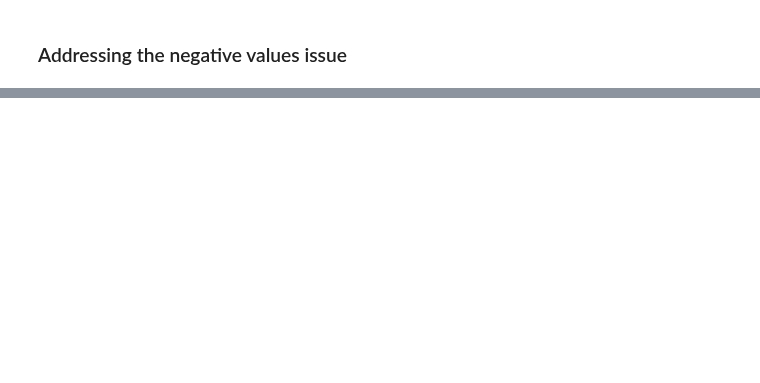
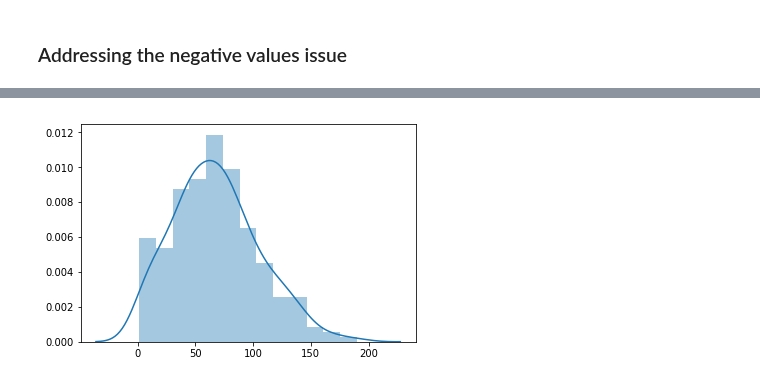
Before and after one commit to Aqua5lad/PDA-Dec-Project, a Jupyter notebook: PDA Project Dec 2018.ipynb, the cells around one changed output, grey strips where cells are left out. Saved outputs shown, nothing was run; the diff lists cells and outputs as text; code cells hidden in the pictures; blank space fills up the shorter version.

```diff
--- a/PDA Project Dec 2018.ipynb
+++ b/PDA Project Dec 2018.ipynb
@@ -495,0 +496,22 @@ cols
+# %%
+# https://machinelearningmastery.com/how-to-transform-data-to-fit-the-normal-distribution/
+# histogram plot of a small sample with a preset mean standard deviation
+from numpy.random import seed
+from numpy.random import randn
+from matplotlib import pyplot
+# seed the random number generator
+seed(68)
+# generate a univariate data sample
+# SD 1st, sample size, Mean last
+grain = 40 * randn(250) + 60
+# add long tail
+tail = 10 + (randn(10) * 100)
+grain = np.append(grain, tail)
+# trim values to exclude negatives
+grain = [x for x in grain if x >1]
+# trim values to a max limit
+grain = [x for x in grain if x <250]
+# %%
+sns.distplot(grain);
+# %% [output]
+[figure, added]
```
Also changed, not shown: parts of 16 cells of this notebook.
